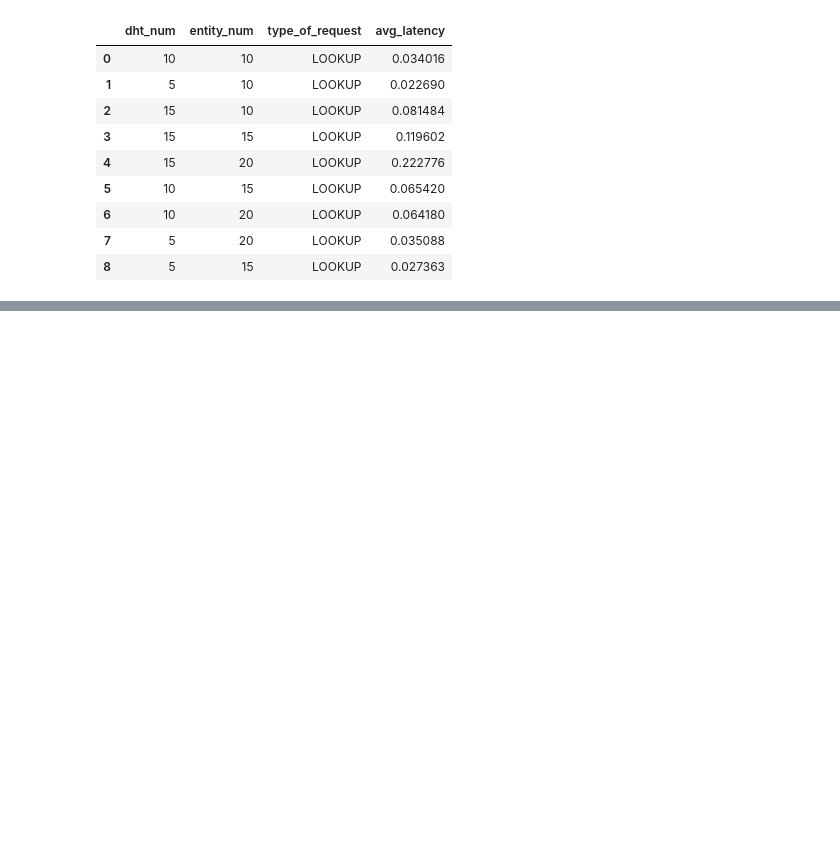
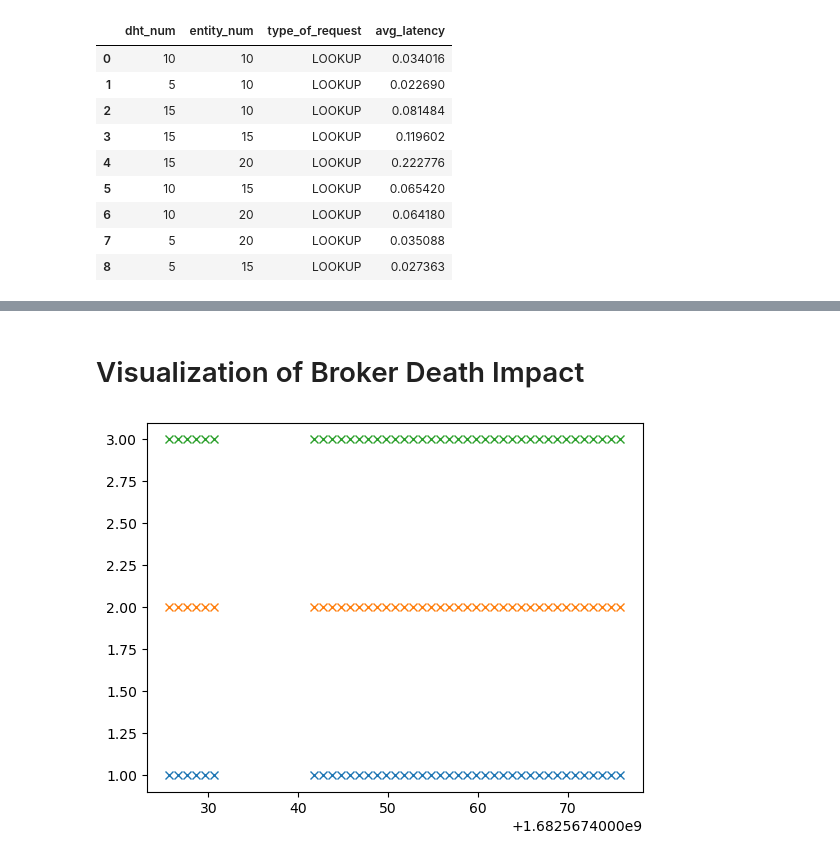
Before and after one commit to i1uxaermakov/distributed_hw, a Jupyter notebook: Latency_Statistics_Visualization.ipynb, the cells around one changed output, grey strips where cells are left out. Saved outputs shown, nothing was run; the diff lists cells and outputs as text; code cells hidden in the pictures; blank space fills up the shorter version.

```diff
--- a/Latency_Statistics_Visualization.ipynb
+++ b/Latency_Statistics_Visualization.ipynb
@@ -565,3 +565,25 @@ plt.show()
 # %% [output]
 [interactive output not drawn]
 [interactive output not drawn]
+# %% [markdown]
+# Visualization of Broker Death Impact
+# %%
+import numpy as np
+import matplotlib.pyplot as pp
+
+
+
+sub1 = np.loadtxt('logs/sub1.txt')
+sub2 = np.loadtxt('logs/sub2.txt')
+sub3 = np.loadtxt('logs/sub3.txt')
+
+pp.plot(sub1, np.zeros_like(sub1) + 1, 'x')
+pp.plot(sub2, np.zeros_like(sub2) + 2, 'x')
+pp.plot(sub3, np.zeros_like(sub3) + 3, 'x')
+
+pp.show()
+
+
+# Average difference is 11.03 seconds
+# %% [output]
+[figure, added]
```
Also changed, not shown: parts of 1 cell of this notebook, 16 other files.
